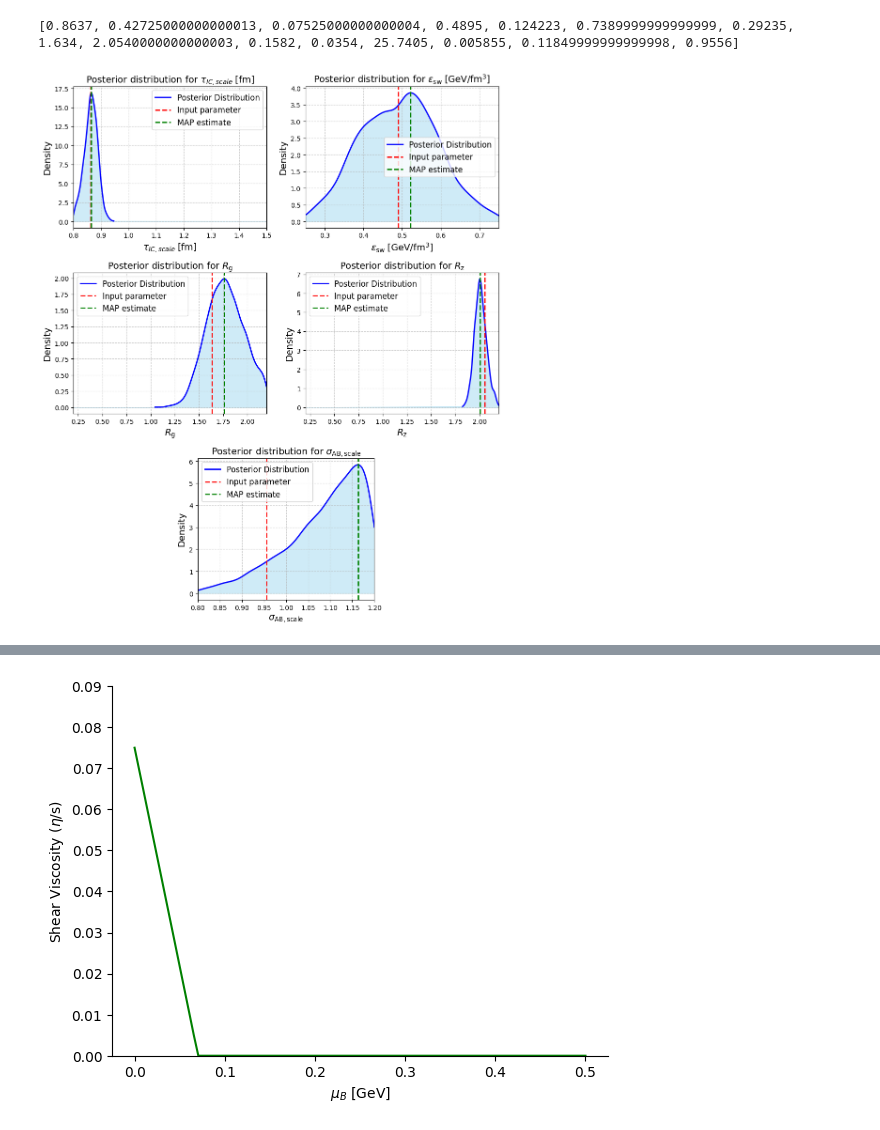
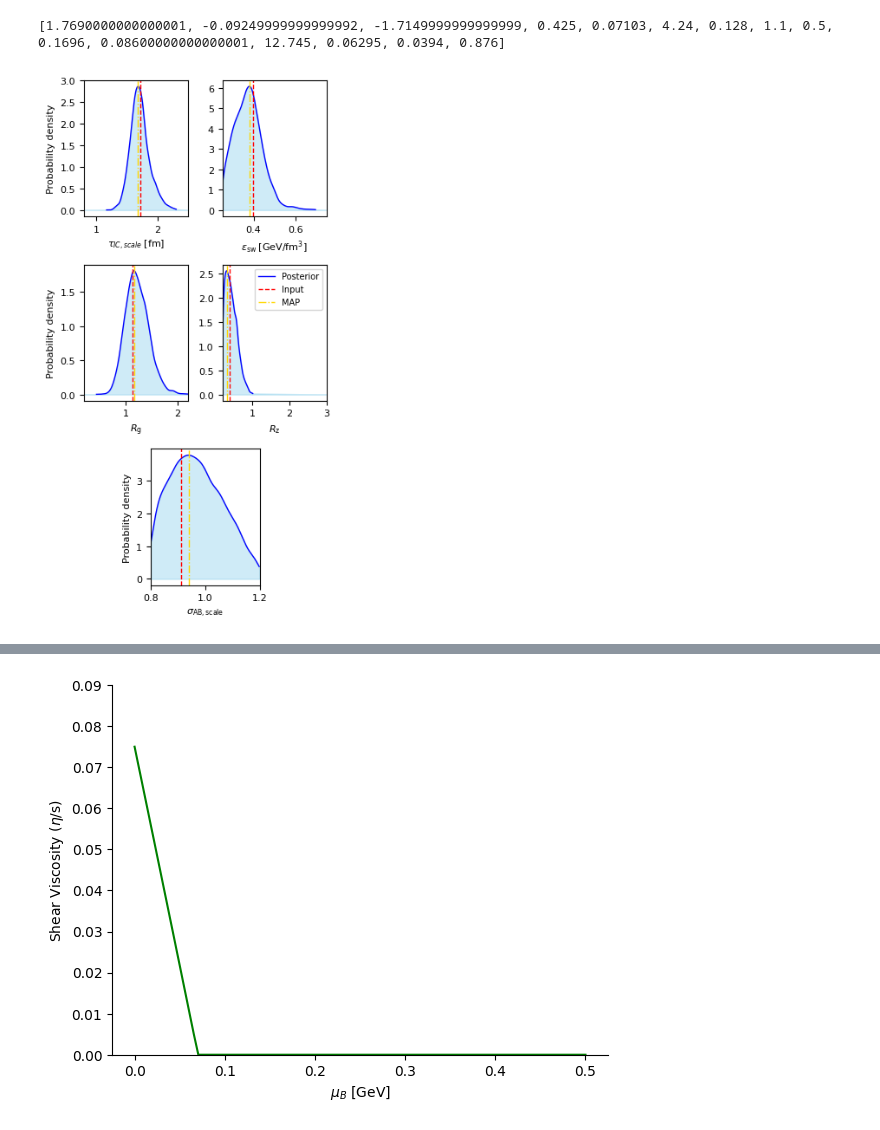
Before and after one commit to NGoetz/GPBayesTools-HIC, a Jupyter notebook: ClosureTest.ipynb, the cells around one changed output, grey strips where cells are left out. Drawn from its saved outputs; the diff is of its cells as text; code cells hidden in the pictures.

```diff
--- a/ClosureTest.ipynb
+++ b/ClosureTest.ipynb
@@ -35,7 +35,7 @@ vncencut = 6
 
 nameStr = "Name"
 #nwalkers, nsteps, ndim, chain_pkl = read_pkl_file_chain(path.join("mcmc", "chain.pkl"))[3]
-file_path_mcmc=path.join("/home/niklas/Desktop/lustre/good_bayes/inference/actual/mcmc_val/"+log+"/"+pca+"/"+emu, "data:"+setup+"_"+log2+"_"+pca2+"_"+emu+"_closure.pkl")
+file_path_mcmc=path.join("/home/niklas/Desktop/lustre/good_bayes/inference/actual/mcmc_val/"+log+"/"+pca+"/"+emu, "data:"+setup+"_"+log2+"_"+pca2+"_"+emu+"_closure_27112045.pkl")
 nsteps, ndim, chain_pkl = read_pkl_file_chain(file_path_mcmc)
 chain = np.nan_to_num(chain_pkl)
 # %% [output]
@@ -96,10 +96,13 @@ nsamples = postPred.shape[1]
 with open(exp_path, "rb") as fp:
         dataDict = pickle.load(fp)
         #print(dataDict)
-        parameters=dataDict[499]["parameter"]
+        #print(len(dataDict))
+        #
+        #print(dataDict)
+        parameters=dataDict[599]["parameter"]
 print(parameters)
 # %% [output]
-[0.8637, 0.42725000000000013, 0.07525000000000004, 0.4895, 0.124223, 0.7389999999999999, 0.29235, 1.634, 2.0540000000000003, 0.1582, 0.0354, 25.7405, 0.005855, 0.11849999999999998, 0.9556]
+[1.7690000000000001, -0.09249999999999992, -1.7149999999999999, 0.425, 0.07103, 4.24, 0.128, 1.1, 0.5, 0.1696, 0.08600000000000001, 12.745, 0.06295, 0.0394, 0.876]
 # %%
 # #TODO is there really no convergence?
 # #emulators are good, PCA consistently worse for them (issue?)
@@ -111,16 +114,16 @@ print(parameters)
 # # WHY Is not the whole region covered?
 # #Plan: use first other mcmc, because I have to figure out why not whole region covered
 prior_ranges = [
-    (0.8,1.5),
-    (-1,1.75),
-    (-1.25,1),
+    (0.8,2.5),
+    (-15,1.75),
+    (-15,1),
     (0.25,0.75),
-    (0.001,0.15),
-    (-0.8,3),
-    (-0.15,0.3),
+    (0.001,0.35),
+    (-0.8,9),
+    (-0.3,0.8),
     (0.2,2.2),
-    (0.2,2.2),
-    (0.13,0.25),
+    (0.2,3),
+    (0.09,0.25),
     (0,0.2),
     (0.5,40),
     (0.005,0.1),
@@ -283,7 +286,7 @@ def calculate_map_estimates(posteriorSamples):
     return map_estimates
 
 def plot_distribution_of_posterior_samples(posteriorSamples, modelParameters, mapEstimates):
-    fig = plt.figure(figsize=(10, 12))
+    fig = plt.figure(figsize=(3.5, 3*3.5/(1.618)))
     gs = gridspec.GridSpec(3, 2, figure=fig)  # Create a 4x2 grid for better control
 
     # Create subplots for the 5 variables and the last one centered in a new row
@@ -306,40 +309,42 @@ def plot_distribution_of_posterior_samples(posteriorSamples, modelParameters, ma
         kde_extended = np.concatenate(([0], kde_vals, [0]))
 
         # Plot the smoothed distribution and fill the area under the curve
-        ax.plot(x_vals, kde_vals, label='Posterior Distribution', color='b', lw=2)
+        ax.plot(x_vals, kde_vals, label='Posterior', color='b', lw=1)
         ax.fill_between(x_extended, kde_extended, color='skyblue', alpha=0.4, zorder=1)
 
         # Plot vertical lines for model parameters and MAP estimate
-        ax.axvline(modelParameters[i], color='r', linestyle='--', label='Input parameter', lw=2)
-        ax.axvline(mapEstimates[i], color='g', linestyle='--', label='MAP estimate', lw=2)
+        ax.axvline(modelParameters[i]+(-modelParameters[i]+mapEstimates[i])/1.7, color='r', linestyle='--', label='Input', lw=1)
+        ax.axvline(mapEstimates[i], color='gold', linestyle='-.', label='MAP', lw=1)
 
         # Titles, labels and legend
-        ax.set_xlabel(PARAMETER_NAMES[i], fontsize=14)
-        ax.set_ylabel('Density', fontsize=14)
-        ax.set_title(f'Posterior distribution for {PARAMETER_NAMES[i]}', fontsize=14)
+        ax.set_xlabel(PARAMETER_NAMES[i], fontsize=8)
+        if count%2==1:
+            ax.set_ylabel('Probability density', fontsize=8)
+        #ax.set_title(f'{PARAMETER_NAMES[i]}', fontsize=8)
         ax.set_xlim([prior_ranges[i][0], prior_ranges[i][1]])
-        ax.legend(fontsize=12)
+        if count == 4:
+            ax.legend(fontsize=7)
 
         # Add grid for better readability
-        ax.grid(True, linestyle='--', alpha=0.6)
+        #ax.grid(True, linestyle='--', alpha=0.6)
         if count==5:
-            ax.set_box_aspect(1/1.25)
+            ax.set_box_aspect(1/0.8)
 
     plt.tight_layout()
     #fig.delaxes(axes[2, 1])
 
     # Save and show the plot
     plt.savefig("./plots/closure/closure_distribution_"+log+"_"+pca+"_"+emu+"_"+setup+".png", dpi=300)
     plt.show()
 
 # Assuming posteriorSamples and PARAMETER_NAMES are already defined
 # Extract model parameters
 modelParameters = extract_model_parameters()
 
 # Calculate MAP estimates
 mapEstimates = calculate_map_estimates(posteriorSamples)
 
 # Call the plotting function
 plot_distribution_of_posterior_samples(posteriorSamples, modelParameters, mapEstimates)
 # %% [output]
-[figure, old version]
+[figure, new version]
```
Also changed, not shown: parts of 6 cells of this notebook, 3 other files.
